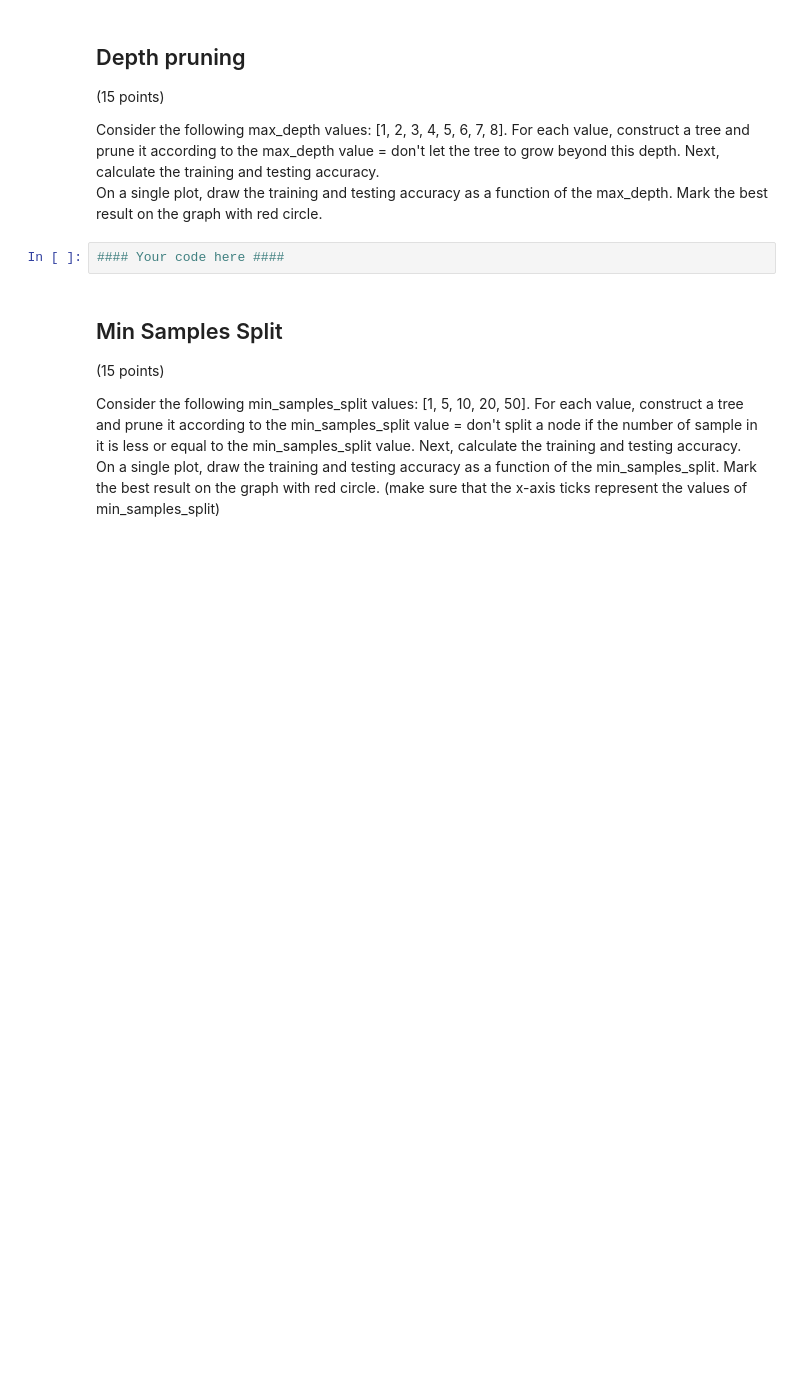
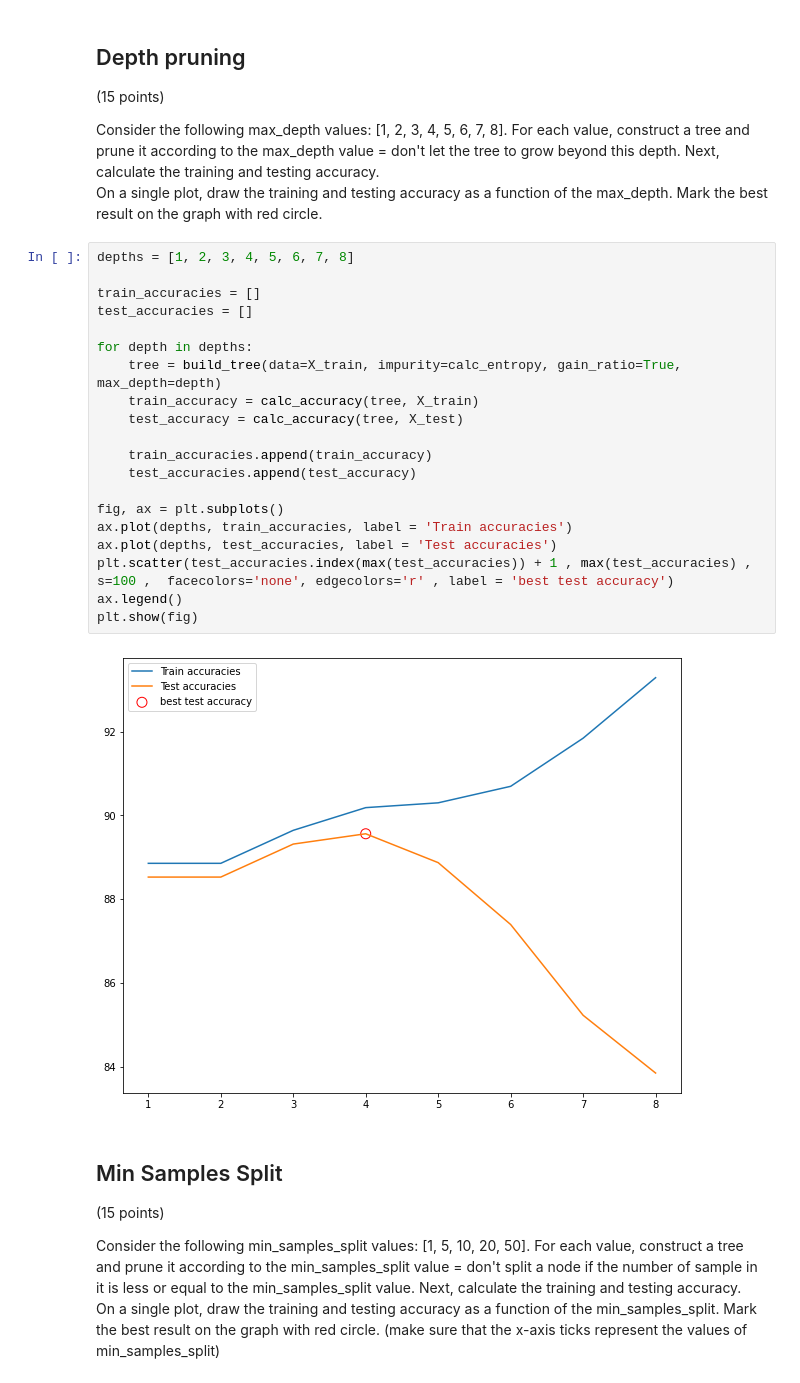
Before and after one commit to BDR2939/ML-from-Data, a Jupyter notebook: HW2/hw2_ 319238119_ 207576463.ipynb, the cells around one changed output. Cells and saved outputs as stored; diff of their text form; blank space fills up the shorter version.

Commit message:
depth pruning and min samples done

```diff
--- a/HW2/hw2_ 319238119_ 207576463.ipynb
+++ b/HW2/hw2_ 319238119_ 207576463.ipynb
@@ -433,8 +433,28 @@ Entropy - Gain ratio tree accuracy on test set is: 78.53%
 
 Consider the following max_depth values: [1, 2, 3, 4, 5, 6, 7, 8]. For each value, construct a tree and prune it according to the max_depth value = don't let the tree to grow beyond this depth. Next, calculate the training and testing accuracy.<br>
 On a single plot, draw the training and testing accuracy as a function of the max_depth. Mark the best result on the graph with red circle.
-# %%
-#### Your code here ####
+# %%
+depths = [1, 2, 3, 4, 5, 6, 7, 8]
+
+train_accuracies = []
+test_accuracies = []
+
+for depth in depths:
+    tree = build_tree(data=X_train, impurity=calc_entropy, gain_ratio=True, max_depth=depth)
+    train_accuracy = calc_accuracy(tree, X_train)
+    test_accuracy = calc_accuracy(tree, X_test)
+
+    train_accuracies.append(train_accuracy)
+    test_accuracies.append(test_accuracy)
+
+fig, ax = plt.subplots()
+ax.plot(depths, train_accuracies, label = 'Train accuracies')
+ax.plot(depths, test_accuracies, label = 'Test accuracies')
+plt.scatter(test_accuracies.index(max(test_accuracies)) + 1 , max(test_accuracies) , s=100 ,  facecolors='none', edgecolors='r' , label = 'best test accuracy')
+ax.legend()
+plt.show(fig)
+# %% [output]
+[figure, added]
 # %% [markdown]
 ## Min Samples Split
 
```
Also changed, not shown: parts of 6 cells of this notebook.
